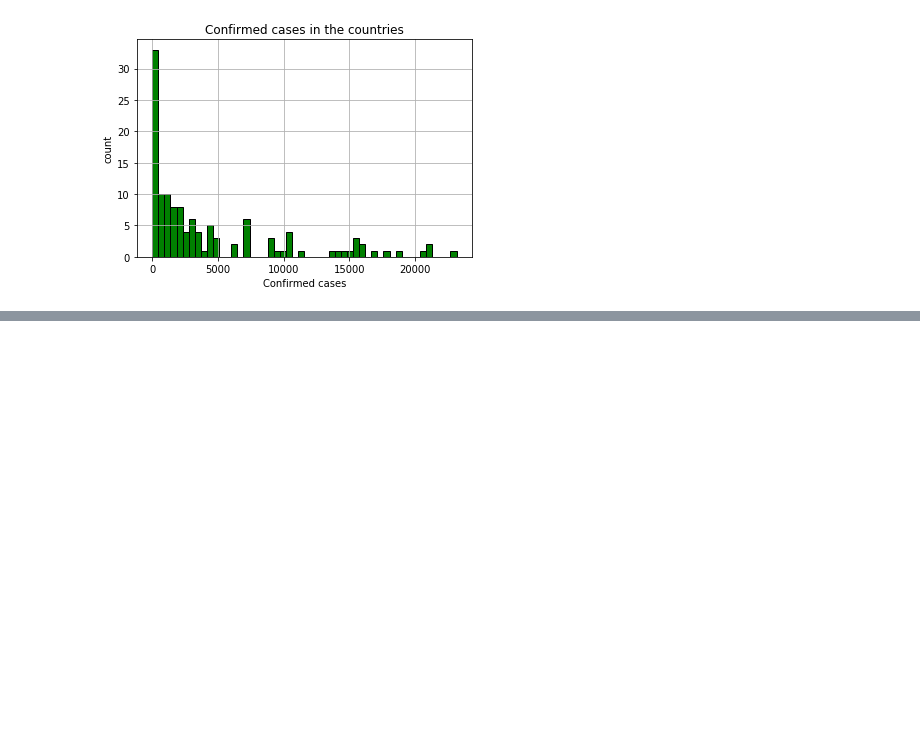
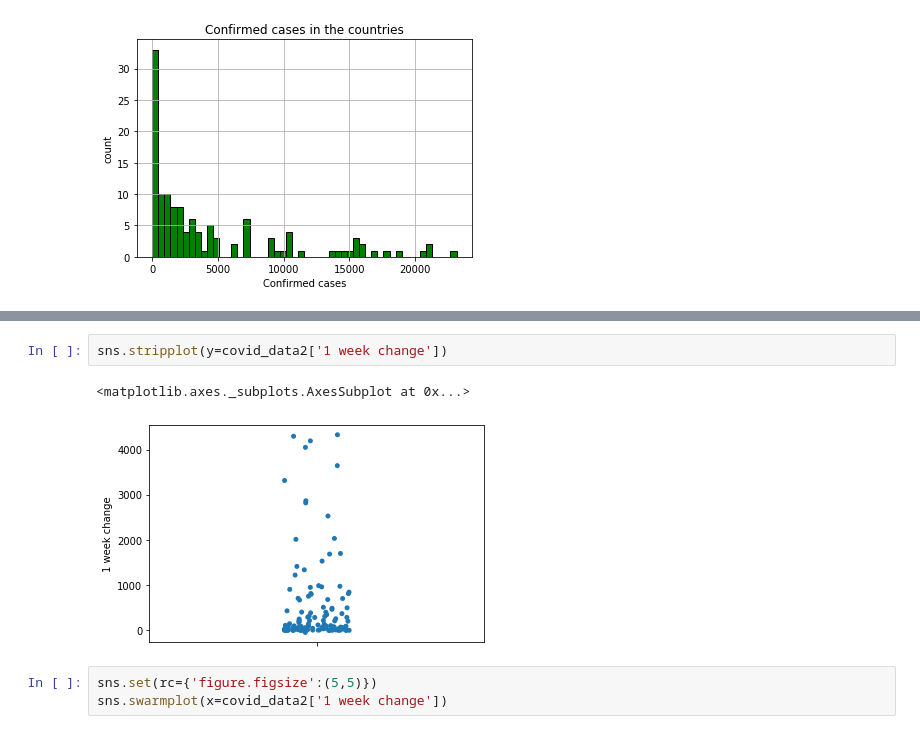
Before and after one commit to liger1apwm/Covid-data-analysis, a Jupyter notebook: covid_data_analysis.ipynb, the cells around one changed output, grey strips where cells are left out. Cells and saved outputs as stored; diff of their text form; blank space fills up the shorter version.

```diff
--- a/covid_data_analysis.ipynb
+++ b/covid_data_analysis.ipynb
@@ -104,0 +107,8 @@ plt.savefig('Confirmed_cases_histogram')
+# %%
+sns.stripplot(y=covid_data2['1 week change'])
+# %% [output]
+<matplotlib.axes._subplots.AxesSubplot at 0x...>
+[figure, added]
+# %%
+sns.set(rc={'figure.figsize':(5,5)})
+sns.swarmplot(x=covid_data2['1 week change'])
```
Also changed, not shown: parts of 2 cells of this notebook, 2 other files.
